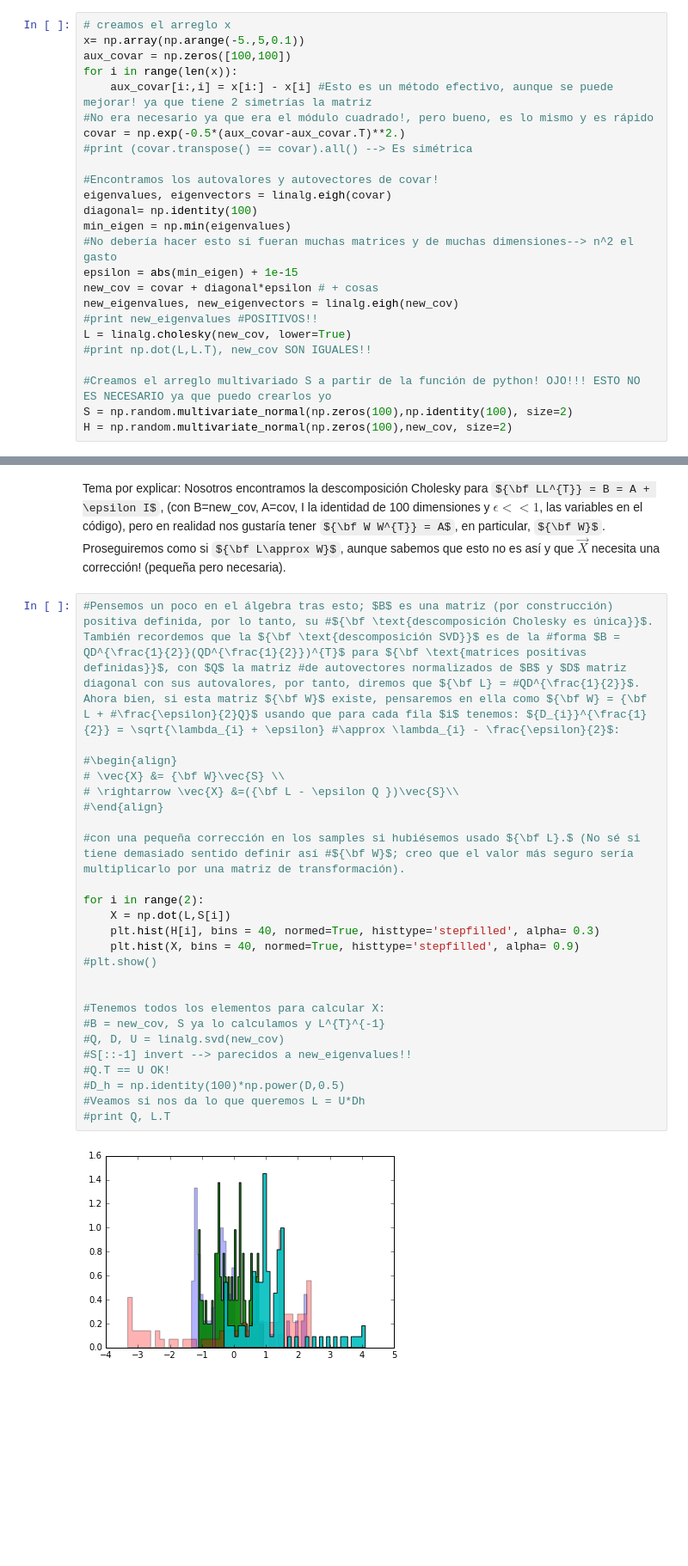
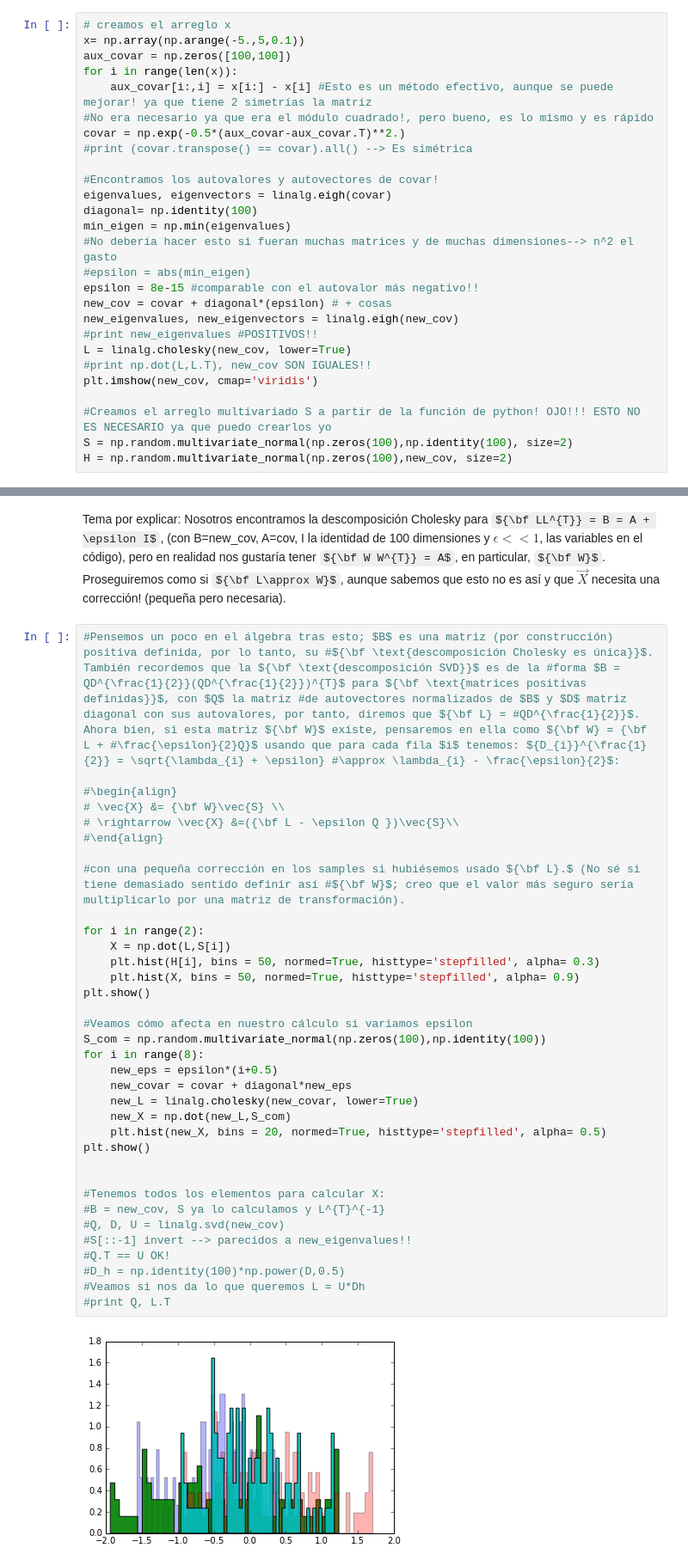
Before and after one commit to dafh/Stats, a Jupyter notebook: Tarea2.ipynb, the cells around one changed output, grey strips where cells are left out. Shown at 86% size. Cells and saved outputs as stored; diff of their text form; some formulas as TeX source; blank space fills up the shorter version.

```diff
--- a/Tarea2.ipynb
+++ b/Tarea2.ipynb
@@ -176,12 +176,14 @@ eigenvalues, eigenvectors = linalg.eigh(covar)
 diagonal= np.identity(100)
 min_eigen = np.min(eigenvalues)
 #No debería hacer esto si fueran muchas matrices y de muchas dimensiones--> n^2 el gasto
-epsilon = abs(min_eigen) + 1e-15
-new_cov = covar + diagonal*epsilon # + cosas
+#epsilon = abs(min_eigen)
+epsilon = 8e-15 #comparable con el autovalor más negativo!!
+new_cov = covar + diagonal*(epsilon) # + cosas
 new_eigenvalues, new_eigenvectors = linalg.eigh(new_cov)
 #print new_eigenvalues #POSITIVOS!!
 L = linalg.cholesky(new_cov, lower=True)
 #print np.dot(L,L.T), new_cov SON IGUALES!!
+plt.imshow(new_cov, cmap='viridis')
 
 #Creamos el arreglo multivariado S a partir de la función de python! OJO!!! ESTO NO ES NECESARIO ya que puedo crearlos yo
 S = np.random.multivariate_normal(np.zeros(100),np.identity(100), size=2)
@@ -191,27 +195,37 @@ Tema por explicar: Nosotros encontramos la descomposición Cholesky para ${\bf L
 # %%
 #Pensemos un poco en el álgebra tras esto; $B$ es una matriz (por construcción) positiva definida, por lo tanto, su #${\bf \text{descomposición Cholesky es única}}$. También recordemos que la ${\bf \text{descomposición SVD}}$ es de la #forma $B = QD^{\frac{1}{2}}(QD^{\frac{1}{2}})^{T}$ para ${\bf \text{matrices positivas definidas}}$, con $Q$ la matriz #de autovectores normalizados de $B$ y $D$ matriz diagonal con sus autovalores, por tanto, diremos que ${\bf L} = #QD^{\frac{1}{2}}$. Ahora bien, si esta matriz ${\bf W}$ existe, pensaremos en ella como ${\bf W} = {\bf L + #\frac{\epsilon}{2}Q}$ usando que para cada fila $i$ tenemos: ${D_{i}}^{\frac{1}{2}} = \sqrt{\lambda_{i} + \epsilon} #\approx \lambda_{i} - \frac{\epsilon}{2}$:
 
 #\begin{align}
 # \vec{X} &= {\bf W}\vec{S} \\
 # \rightarrow \vec{X} &=({\bf L - \epsilon Q })\vec{S}\\
 #\end{align}
 
 #con una pequeña corrección en los samples si hubiésemos usado ${\bf L}.$ (No sé si tiene demasiado sentido definir así #${\bf W}$; creo que el valor más seguro sería multiplicarlo por una matriz de transformación).
 
 for i in range(2):
     X = np.dot(L,S[i])
-    plt.hist(H[i], bins = 40, normed=True, histtype='stepfilled', alpha= 0.3)
-    plt.hist(X, bins = 40, normed=True, histtype='stepfilled', alpha= 0.9)
-#plt.show()
+    plt.hist(H[i], bins = 50, normed=True, histtype='stepfilled', alpha= 0.3)
+    plt.hist(X, bins = 50, normed=True, histtype='stepfilled', alpha= 0.9)
+plt.show()
+
+#Veamos cómo afecta en nuestro cálculo si variamos epsilon
+S_com = np.random.multivariate_normal(np.zeros(100),np.identity(100))
+for i in range(8):
+    new_eps = epsilon*(i+0.5)
+    new_covar = covar + diagonal*new_eps
+    new_L = linalg.cholesky(new_covar, lower=True)
+    new_X = np.dot(new_L,S_com)
+    plt.hist(new_X, bins = 20, normed=True, histtype='stepfilled', alpha= 0.5)
+plt.show()
 
 
 #Tenemos todos los elementos para calcular X:
 #B = new_cov, S ya lo calculamos y L^{T}^{-1}
 #Q, D, U = linalg.svd(new_cov)
 #S[::-1] invert --> parecidos a new_eigenvalues!!
 #Q.T == U OK!
 #D_h = np.identity(100)*np.power(D,0.5)
 #Veamos si nos da lo que queremos L = U*Dh
 #print Q, L.T
 # %% [output]
-[figure, old version]
+[figure, new version]
```
Also changed, not shown: parts of 4 cells of this notebook.
